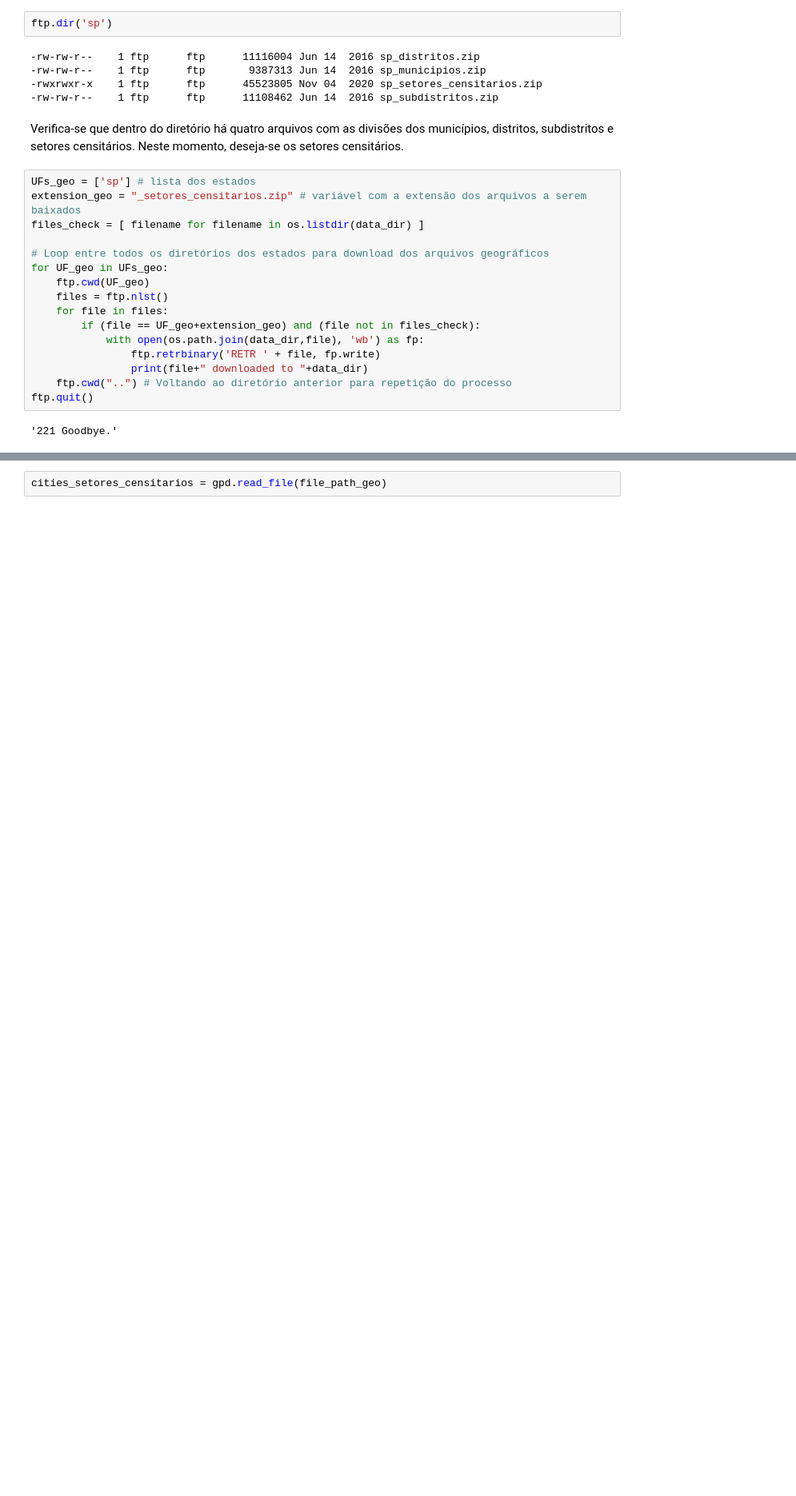
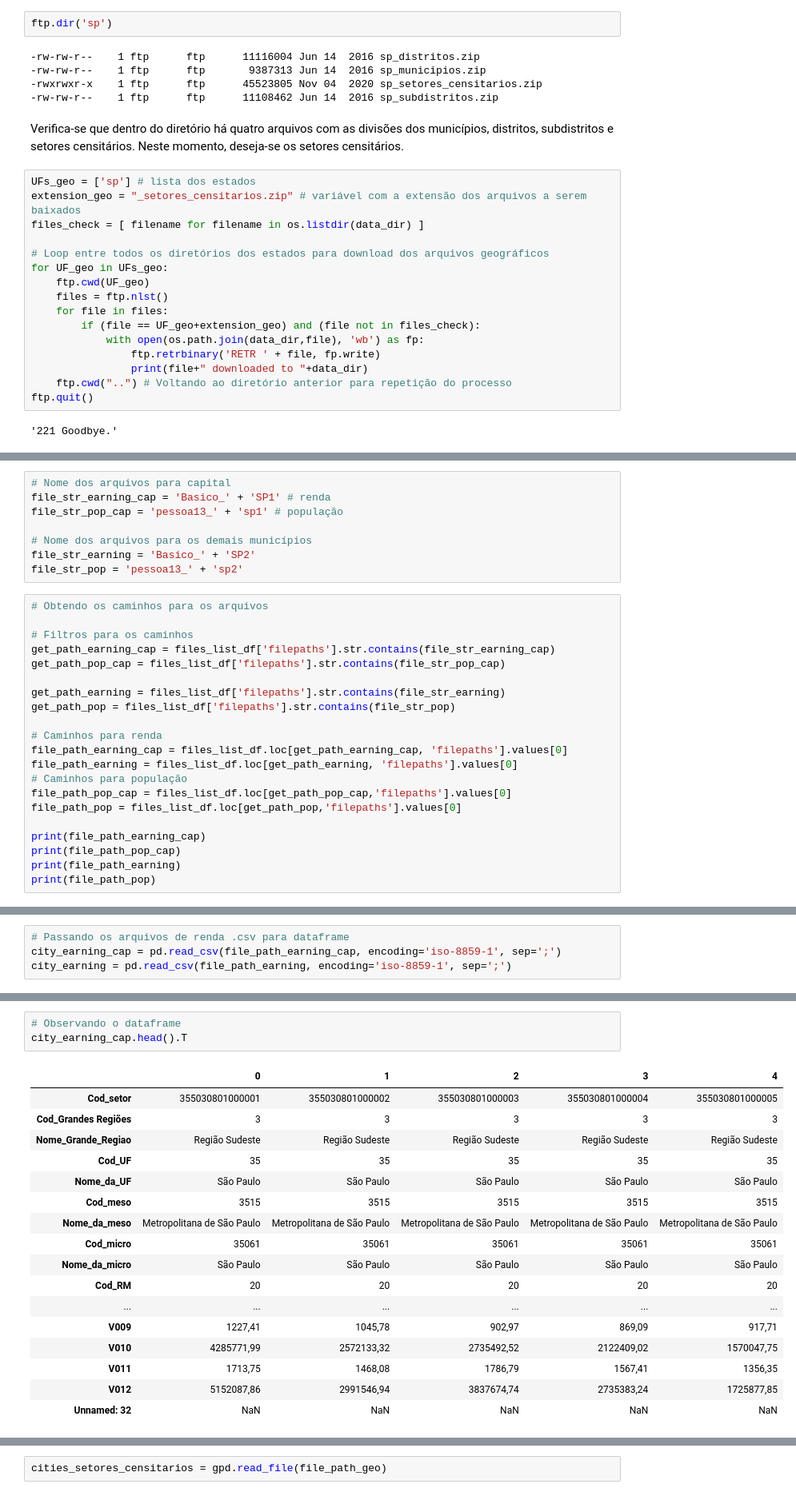
Before and after one commit to gcunharodrigues/uber, a Jupyter notebook: estudos_demograficos_setores_censitarios_v2.ipynb, the cells around one changed output, grey strips where cells are left out. Shown: that part at 80% size. Drawn from its saved outputs; the diff is of its cells as text; blank space fills up the shorter version.

```diff
--- a/estudos_demograficos_setores_censitarios_v2.ipynb
+++ b/estudos_demograficos_setores_censitarios_v2.ipynb
@@ -233,0 +290,29 @@ city_earning.head().T
+# %%
+# Nome dos arquivos para capital
+file_str_earning_cap = 'Basico_' + 'SP1' # renda
+file_str_pop_cap = 'pessoa13_' + 'sp1' # população
+
+# Nome dos arquivos para os demais municípios
+file_str_earning = 'Basico_' + 'SP2'
+file_str_pop = 'pessoa13_' + 'sp2'
+# %%
+# Obtendo os caminhos para os arquivos
+
+# Filtros para os caminhos
+get_path_earning_cap = files_list_df['filepaths'].str.contains(file_str_earning_cap)
+get_path_pop_cap = files_list_df['filepaths'].str.contains(file_str_pop_cap)
+
+get_path_earning = files_list_df['filepaths'].str.contains(file_str_earning)
+get_path_pop = files_list_df['filepaths'].str.contains(file_str_pop)
+
+# Caminhos para renda
+file_path_earning_cap = files_list_df.loc[get_path_earning_cap, 'filepaths'].values[0]
+file_path_earning = files_list_df.loc[get_path_earning, 'filepaths'].values[0]
+# Caminhos para população
+file_path_pop_cap = files_list_df.loc[get_path_pop_cap,'filepaths'].values[0]
+file_path_pop = files_list_df.loc[get_path_pop,'filepaths'].values[0]
+
+print(file_path_earning_cap)
+print(file_path_pop_cap)
+print(file_path_earning)
+print(file_path_pop)
@@ -233,0 +324,4 @@ city_earning.head().T
+# %%
+# Passando os arquivos de renda .csv para dataframe
+city_earning_cap = pd.read_csv(file_path_earning_cap, encoding='iso-8859-1', sep=';')
+city_earning = pd.read_csv(file_path_earning, encoding='iso-8859-1', sep=';')
@@ -233,0 +332,21 @@ city_earning.head().T
+# %%
+# Observando o dataframe
+city_earning_cap.head().T
+# %% [output]
+|  | 0 | 1 | 2 | 3 | 4 |
+| Cod_setor | 355030801000001 | 355030801000002 | 355030801000003 | 355030801000004 | 355030801000005 |
+| Cod_Grandes Regiões | 3 | 3 | 3 | 3 | 3 |
+| Nome_Grande_Regiao | Região Sudeste | Região Sudeste | Região Sudeste | Região Sudeste | Região Sudeste |
+| Cod_UF | 35 | 35 | 35 | 35 | 35 |
+| Nome_da_UF | São Paulo | São Paulo | São Paulo | São Paulo | São Paulo |
+| Cod_meso | 3515 | 3515 | 3515 | 3515 | 3515 |
+| Nome_da_meso | Metropolitana de São Paulo | Metropolitana de São Paulo | Metropolitana de São Paulo | Metropolitana de São Paulo | Metropolitana de São Paulo |
+| Cod_micro | 35061 | 35061 | 35061 | 35061 | 35061 |
+| Nome_da_micro | São Paulo | São Paulo | São Paulo | São Paulo | São Paulo |
+| Cod_RM | 20 | 20 | 20 | 20 | 20 |
+| ... | ... | ... | ... | ... | ... |
+| V009 | 1227,41 | 1045,78 | 902,97 | 869,09 | 917,71 |
+| V010 | 4285771,99 | 2572133,32 | 2735492,52 | 2122409,02 | 1570047,75 |
+| V011 | 1713,75 | 1468,08 | 1786,79 | 1567,41 | 1356,35 |
+| V012 | 5152087,86 | 2991546,94 | 3837674,74 | 2735383,24 | 1725877,85 |
+| Unnamed: 32 | NaN | NaN | NaN | NaN | NaN |
```
Also changed, not shown: parts of 117 cells of this notebook.
